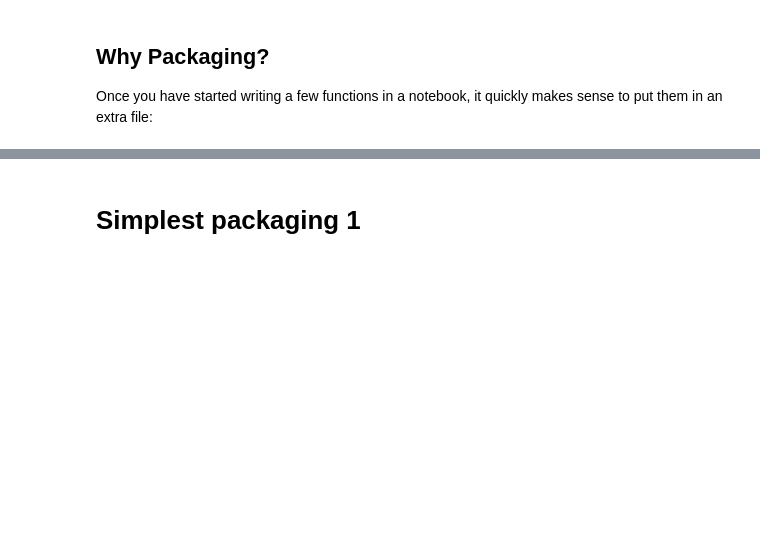
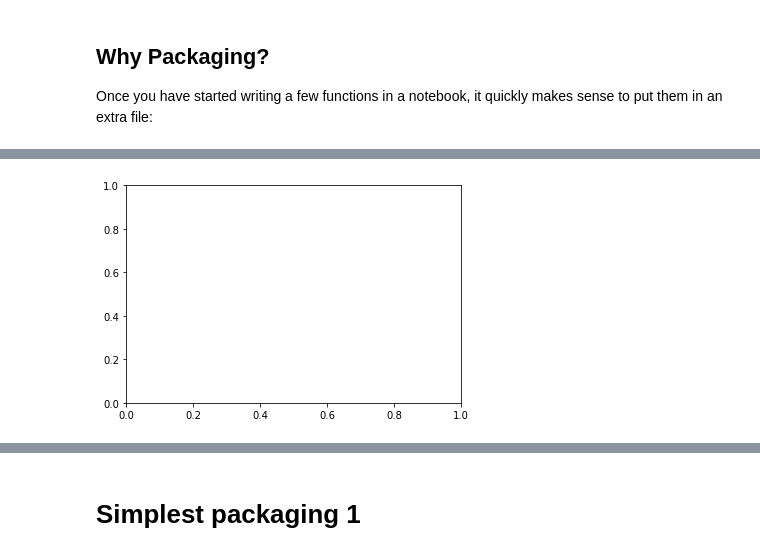
Before and after one commit to birnstiel/myfuncs, a Jupyter notebook: doc/notebook.ipynb, the cells around one changed output, grey strips where cells are left out. Cells and saved outputs as stored; diff of their text form; code cells hidden in the pictures; blank space fills up the shorter version.

```diff
--- a/doc/notebook.ipynb
+++ b/doc/notebook.ipynb
@@ -18,2 +21,6 @@ f = 'a figure'
+# %%
+f, ax = plt.subplots()
+# %% [output]
+[figure, added]
 # %%
 mypower(2)
```
Also changed, not shown: parts of 15 cells of this notebook, 3 other files.
